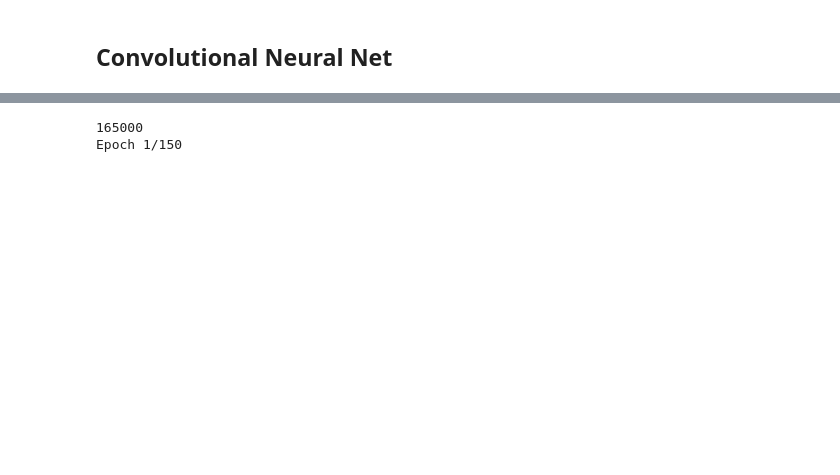
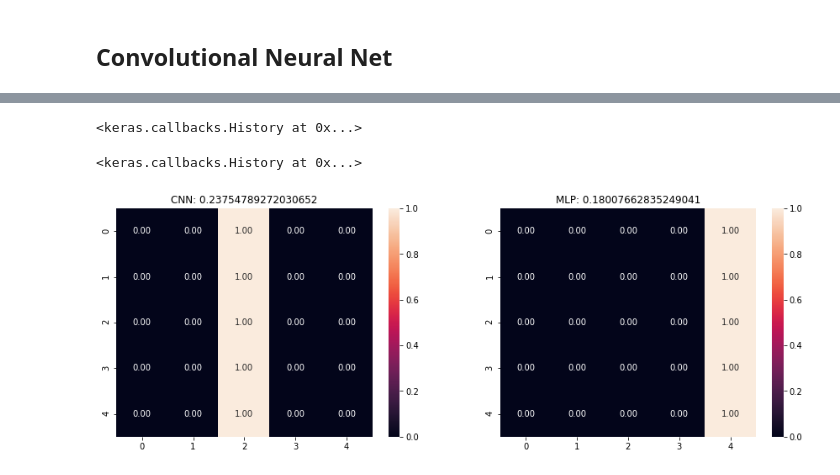
Before and after one commit to michaelcwatts123/JLab, a Jupyter notebook: Lab6/Lab6.ipynb, the cells around one changed output, grey strips where cells are left out. Saved outputs shown, nothing was run; the diff lists cells and outputs as text; code cells hidden in the pictures; blank space fills up the shorter version.

```diff
--- a/Lab6/Lab6.ipynb
+++ b/Lab6/Lab6.ipynb
@@ -201,6 +205,5 @@ flatDandelions = flattenMatrix(croppedDandelions)
 flatRoses = flattenMatrix(croppedRoses)
 flatSunflowers = flattenMatrix(croppedSunflowers)
 #combine the lists together
-X = flatDaisy + flatTulip + flatDandelions + flatRoses + flatSunflowers
+X = np.array(croppedDaisies + croppedTulips + croppedDandelions + croppedRoses + croppedSunflowers)
 #example matrix to show only one dimension
-print(flatSunflowers[0] )
@@ -211,30 +233,75 @@ print(flatSunflowers[0] )
+# %%
+mlp = Sequential()
+mlp.add( Dense(input_dim=len(X_train_resize[0]), units=100, activation='relu') )
+mlp.add( Dense(units=50, activation='relu') )
+mlp.add( Dense(NUM_CLASSES) )
+mlp.add( Activation('softmax') )
+
+mlp.compile(loss='categorical_crossentropy',
+              optimizer='adamax',
+              metrics=['accuracy'])
+
+mlp.fit(np.array(X_train_resize), y_train_ohe,
+        batch_size=32, epochs=150,
+        shuffle=True, verbose=0)
+# %% [output]
+<keras.callbacks.History at 0x...>
 # %%
-y = np.array(len(flatDaisy)*[0] + len(flatTulip)*[1] + len(flatDandelions)*[2] + len(flatRoses)*[3] + len(flatSunflowers)*[4])
-X_train, X_test, y_train, y_test = train_test_split(X, y, test_size=0.2)
-NUM_CLASSES = 5
-y_train_ohe = keras.utils.to_categorical(y_train, NUM_CLASSES)
-y_test_ohe = keras.utils.to_categorical(y_test, NUM_CLASSES)
-print(len(X_train[0]))
 cnn = Sequential()
-cnn.add(Reshape((1,330,500), input_shape=(1,165000)))
-cnn.add(Conv2D(filters=16, kernel_size= (100, 100), padding='same', input_shape=(1,330,500)))
+cnn.add(Reshape((1,33,50), input_shape=(1,1650)))
+cnn.add(Conv2D(filters=16, kernel_size= (10, 10), padding='same', input_shape=(1,33,50)))
+cnn.add(Conv2D(filters=24,
+                    kernel_size=(3,3),
+                    padding='same',
+                    activation='relu'))
 cnn.add(Activation('relu'))
-cnn.add(MaxPooling2D(pool_size=(2, 2), data_format="channels_first"))
+cnn.add(MaxPooling2D(pool_size=(3, 5), data_format="channels_first"))
 # add one layer on flattened output
+cnn.add(Dropout(0.25))
 cnn.add(Flatten())
+cnn.add(Dense(100, activation='relu'))
+cnn.add(Dropout(0.5)) # add some dropout for regularization, again!
 cnn.add(Dense(NUM_CLASSES))
 cnn.add(Activation('softmax'))
 
 # Let's train the model
-cnn.compile(loss='mean_squared_error',
-              optimizer='rmsprop',
+cnn.compile(loss='categorical_crossentropy',
+              optimizer='adamax',
               metrics=['accuracy'])
 
 # we need to exapnd the dimensions here to give the
 #   "channels" dimension expected by Keras
-cnn.fit(np.expand_dims(X_train, axis=1), y_train_ohe,
+cnn.fit(np.expand_dims(X_train_resize, axis=1), y_train_ohe,
         batch_size=32, epochs=150,
-        shuffle=True, verbose=1)
+        shuffle=True, verbose=0)
 # %% [output]
-165000
-Epoch 1/150
+<keras.callbacks.History at 0x...>
+# %%
+from sklearn import metrics as mt
+from matplotlib import pyplot as plt
+import seaborn as sns
+%matplotlib inline
+
+def compare_mlp_cnn(cnn, mlp, X_test, y_test):
+    plt.figure(figsize=(15,5))
+    if cnn is not None:
+        yhat_cnn = np.argmax(cnn.predict(np.expand_dims(X_test, axis=1)), axis=1)
+        acc_cnn = mt.accuracy_score(y_test,yhat_cnn)
+        plt.subplot(1,2,1)
+        cm = mt.confusion_matrix(y_test,yhat_cnn)
+        cm = cm/np.sum(cm,axis=1)[:,np.newaxis]
+        sns.heatmap(cm, annot=True, fmt='.2f')
+        plt.title('CNN: '+str(acc_cnn))
+
+    if mlp is not None:
+        yhat_mlp = np.argmax(mlp.predict(X_test), axis=1)
+        acc_mlp = mt.accuracy_score(y_test,yhat_mlp)
+        plt.subplot(1,2,2)
+        cm = mt.confusion_matrix(y_test,yhat_mlp)
+        cm = cm/np.sum(cm,axis=1)[:,np.newaxis]
+        sns.heatmap(cm,annot=True, fmt='.2f')
+        plt.title('MLP: '+str(acc_mlp))
+# %%
+compare_mlp_cnn(cnn,mlp, np.array(X_test_resize),y_test)
+# %% [output]
+[figure, added]
```
Also changed, not shown: parts of 8 cells of this notebook.
